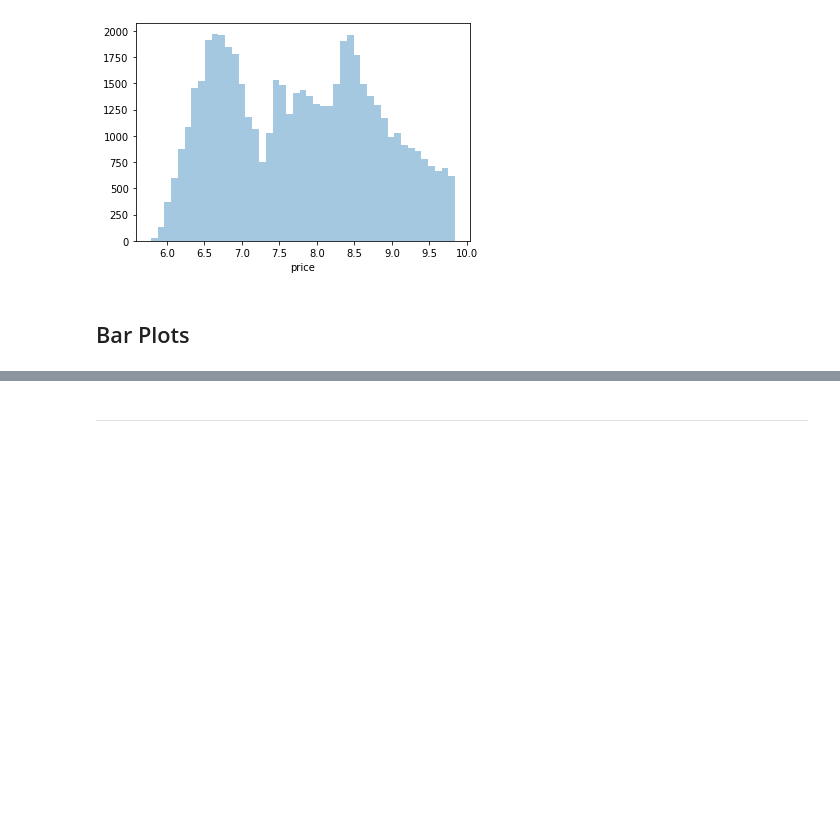
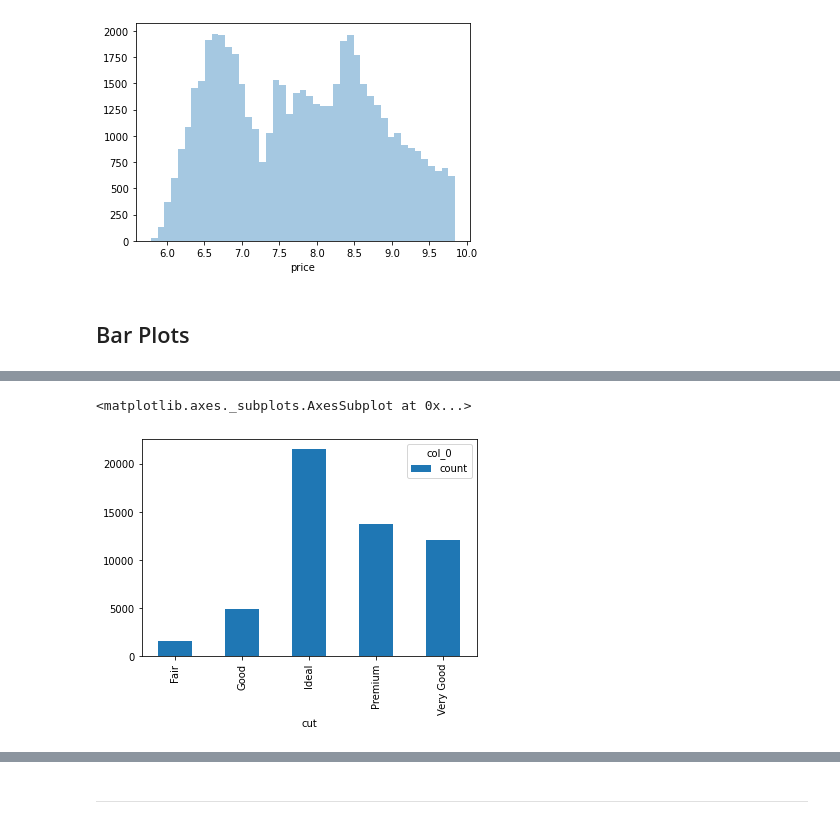
Before and after one commit to psygrammer/psypy, a Jupyter notebook: vis/notebooks/01_intro_basic_and_custermized_plotting.ipynb, the cells around one changed output, grey strips where cells are left out. Drawn from its saved outputs; the diff is of its cells as text; code cells hidden in the pictures; blank space fills up the shorter version.

```diff
--- a/vis/notebooks/01_intro_basic_and_custermized_plotting.ipynb
+++ b/vis/notebooks/01_intro_basic_and_custermized_plotting.ipynb
@@ -463,0 +466,8 @@ sns.distplot(np.log(diamonds_df.price), kde=False)
+# %%
+# 1. Import the necessary modules:
+import seaborn as sns
+import pandas as pd
+
+# 2. Import the diamonds dataset from seaborn:
+diamonds_df = sns.load_dataset('diamonds')
+diamonds_df
@@ -463,0 +514,4 @@ sns.distplot(np.log(diamonds_df.price), kde=False)
+# %%
+# To obtain the counts of diamonds of each cut quality, we first create a table using the pandas crosstab() function:
+cut_count_table = pd.crosstab(index=diamonds_df['cut'],columns='count')
+cut_count_table
@@ -463,0 +526,6 @@ sns.distplot(np.log(diamonds_df.price), kde=False)
+# %%
+# Pass these counts to another pandas function, plot(kind='bar'):
+cut_count_table.plot(kind='bar')
+# %% [output]
+<matplotlib.axes._subplots.AxesSubplot at 0x...>
+[figure, added]
```
Also changed, not shown: parts of 16 cells of this notebook.
